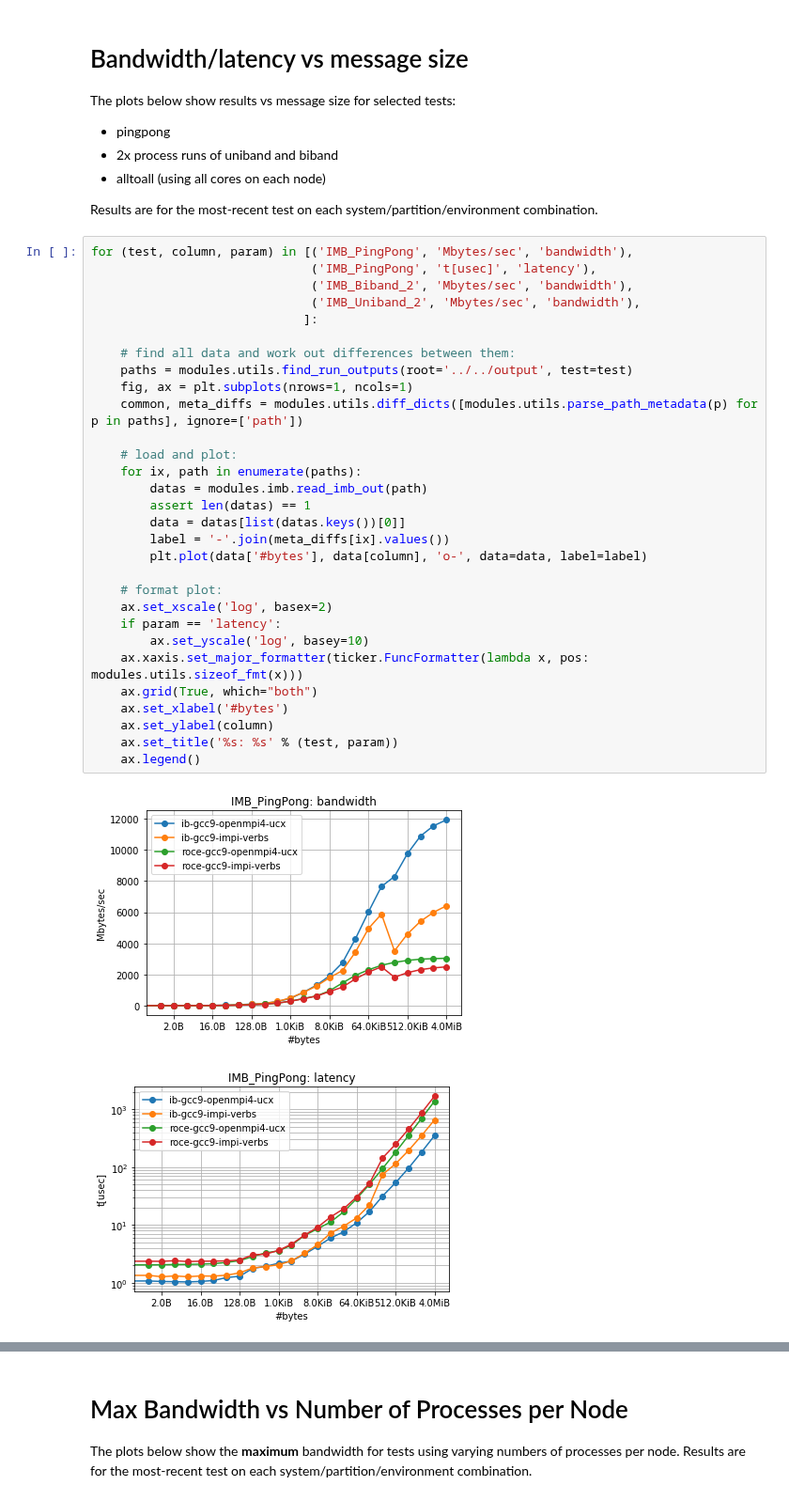
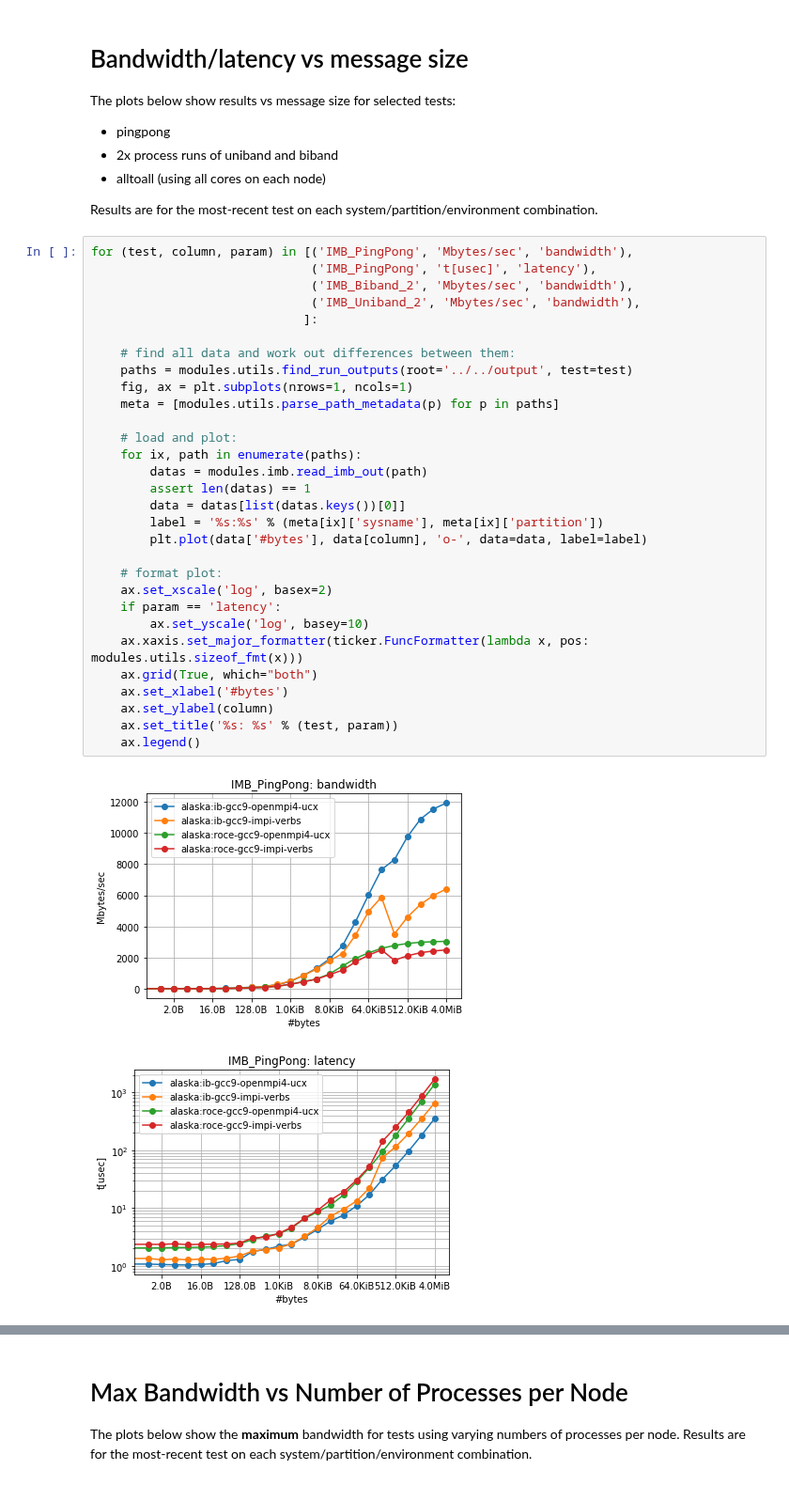
Before and after one commit to ukri-excalibur/excalibur-tests, a Jupyter notebook: apps/imb/IMB.ipynb, the cells around one changed output, grey strips where cells are left out. Shown at 94% size. Saved outputs shown, nothing was run; the diff lists cells and outputs as text.

Commit message:
IMB plots: simplify plot labels - remove diff_meta

```diff
--- a/apps/imb/IMB.ipynb
+++ b/apps/imb/IMB.ipynb
@@ -34,33 +34,33 @@ Results are for the most-recent test on each system/partition/environment combin
 # %%
 for (test, column, param) in [('IMB_PingPong', 'Mbytes/sec', 'bandwidth'),
                               ('IMB_PingPong', 't[usec]', 'latency'),
                               ('IMB_Biband_2', 'Mbytes/sec', 'bandwidth'),
                               ('IMB_Uniband_2', 'Mbytes/sec', 'bandwidth'),
                              ]:
 
     # find all data and work out differences between them:
     paths = modules.utils.find_run_outputs(root='../../output', test=test)
     fig, ax = plt.subplots(nrows=1, ncols=1)
-    common, meta_diffs = modules.utils.diff_dicts([modules.utils.parse_path_metadata(p) for p in paths], ignore=['path'])
+    meta = [modules.utils.parse_path_metadata(p) for p in paths]
 
     # load and plot:
     for ix, path in enumerate(paths):
         datas = modules.imb.read_imb_out(path)
         assert len(datas) == 1
         data = datas[list(datas.keys())[0]]
-        label = '-'.join(meta_diffs[ix].values())
+        label = '%s:%s' % (meta[ix]['sysname'], meta[ix]['partition'])
         plt.plot(data['#bytes'], data[column], 'o-', data=data, label=label)
 
     # format plot:
     ax.set_xscale('log', basex=2)
     if param == 'latency':
         ax.set_yscale('log', basey=10)
     ax.xaxis.set_major_formatter(ticker.FuncFormatter(lambda x, pos: modules.utils.sizeof_fmt(x)))
     ax.grid(True, which="both")
     ax.set_xlabel('#bytes')
     ax.set_ylabel(column)
     ax.set_title('%s: %s' % (test, param))
     ax.legend()
 # %% [output]
-[figure, old version]
+[figure, new version]
-[figure, old version]
+[figure, new version]
```
Also changed, not shown: parts of 1 cell of this notebook.
